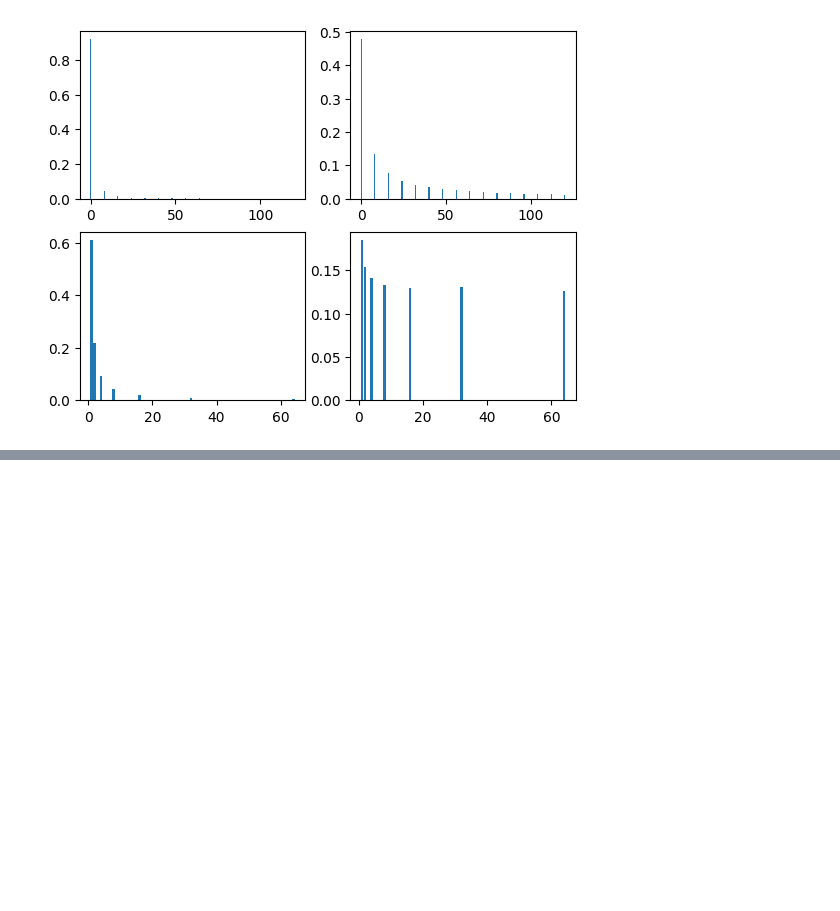
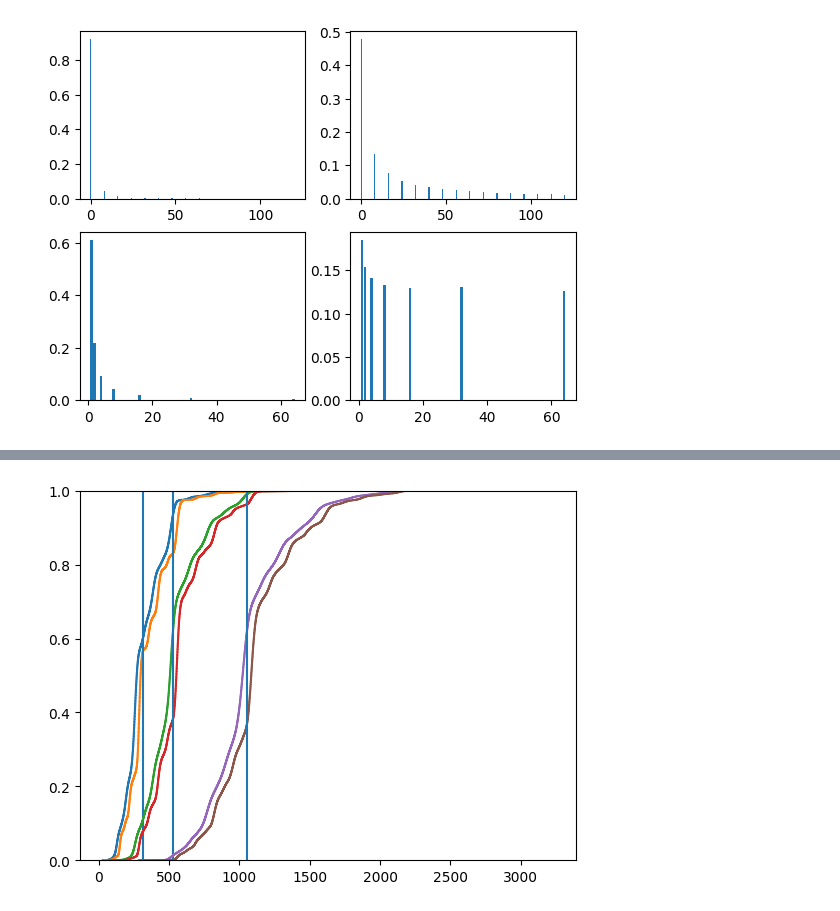
Before and after one commit to sgdxbc/storage-simulation-data, a Jupyter notebook: graphs.ipynb, the cells around one changed output, grey strips where cells are left out. Saved outputs shown, nothing was run; the diff lists cells and outputs as text; code cells hidden in the pictures; blank space fills up the shorter version.

```diff
--- a/graphs.ipynb
+++ b/graphs.ipynb
@@ -39,0 +111,18 @@ plot(2.0)
+# %%
+fig, ax = plt.subplots()
+
+
+def plot(workload):
+    plot_df = workload["snapshot"].filter(pl.col("at") == 100_000_000)
+    ax.ecdf(plot_df["num_data"])
+    ax.ecdf(plot_df["max_num_data"])
+    ax.vlines(
+        workload["snapshot_agg"].filter(pl.col("at") == 100_000_000)["num_data"], 0, 1
+    )
+
+
+plot(workload(3, 10_000))
+plot(workload(5, 10_000))
+plot(workload(10, 10_000))
+# %% [output]
+[figure, added]
```
Also changed, not shown: parts of 10 cells of this notebook.
